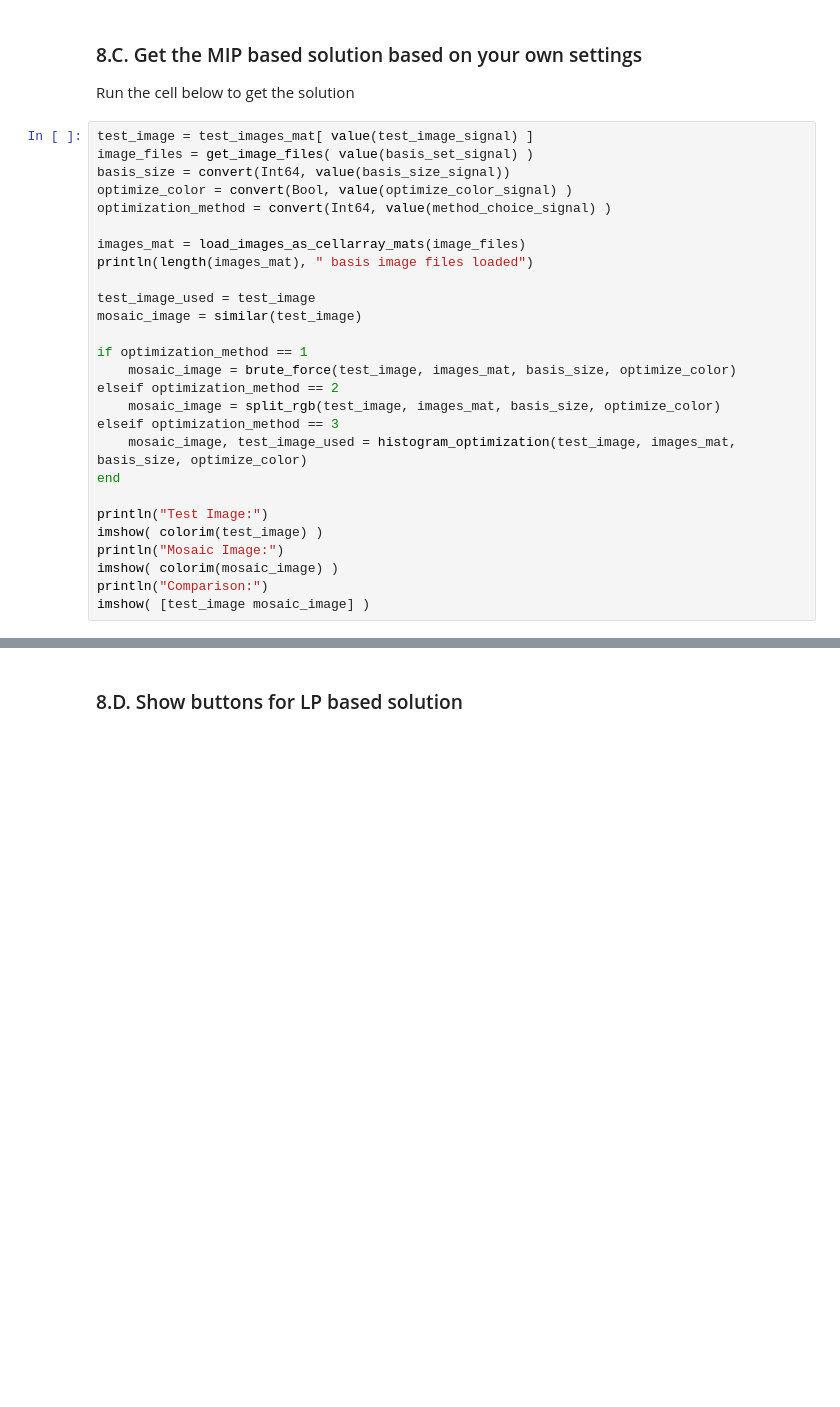
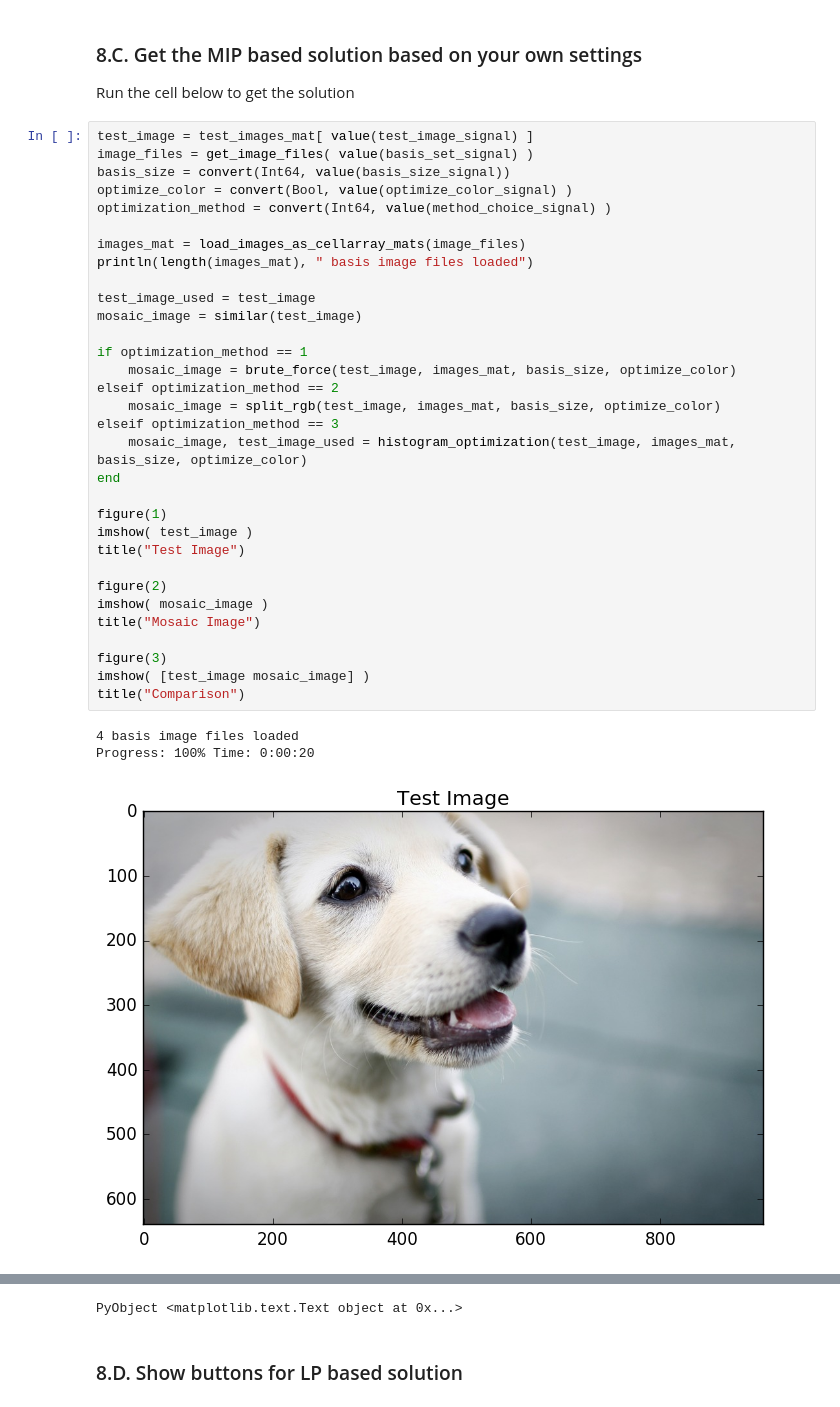
Before and after one commit to saraghav/ECE524_FinalProject, a Jupyter notebook: Project_Report.ipynb, the cells around one changed output, grey strips where cells are left out. Saved outputs shown, nothing was run; the diff lists cells and outputs as text; blank space fills up the shorter version.

```diff
--- a/Project_Report.ipynb
+++ b/Project_Report.ipynb
@@ -1069,27 +1085,36 @@ Run the cell below to get the solution
 # %%
 test_image = test_images_mat[ value(test_image_signal) ]
 image_files = get_image_files( value(basis_set_signal) )
 basis_size = convert(Int64, value(basis_size_signal))
 optimize_color = convert(Bool, value(optimize_color_signal) )
 optimization_method = convert(Int64, value(method_choice_signal) )
 
 images_mat = load_images_as_cellarray_mats(image_files)
 println(length(images_mat), " basis image files loaded")
 
 test_image_used = test_image
 mosaic_image = similar(test_image)
 
 if optimization_method == 1
     mosaic_image = brute_force(test_image, images_mat, basis_size, optimize_color)
 elseif optimization_method == 2
     mosaic_image = split_rgb(test_image, images_mat, basis_size, optimize_color)
 elseif optimization_method == 3
     mosaic_image, test_image_used = histogram_optimization(test_image, images_mat, basis_size, optimize_color)
 end
 
-println("Test Image:")
-imshow( colorim(test_image) )
-println("Mosaic Image:")
-imshow( colorim(mosaic_image) )
-println("Comparison:")
+figure(1)
+imshow( test_image )
+title("Test Image")
+
+figure(2)
+imshow( mosaic_image )
+title("Mosaic Image")
+
+figure(3)
 imshow( [test_image mosaic_image] )
+title("Comparison")
+# %% [output]
+4 basis image files loaded
+Progress: 100% Time: 0:00:20
+[figure, added]
@@ -1096,3 +1123,4 @@ imshow( [test_image mosaic_image] )
+PyObject <matplotlib.text.Text object at 0x...>
 # %% [markdown]
 ### 8.D. Show buttons for LP based solution
 # %%
```
Also changed, not shown: parts of 11 cells of this notebook.
